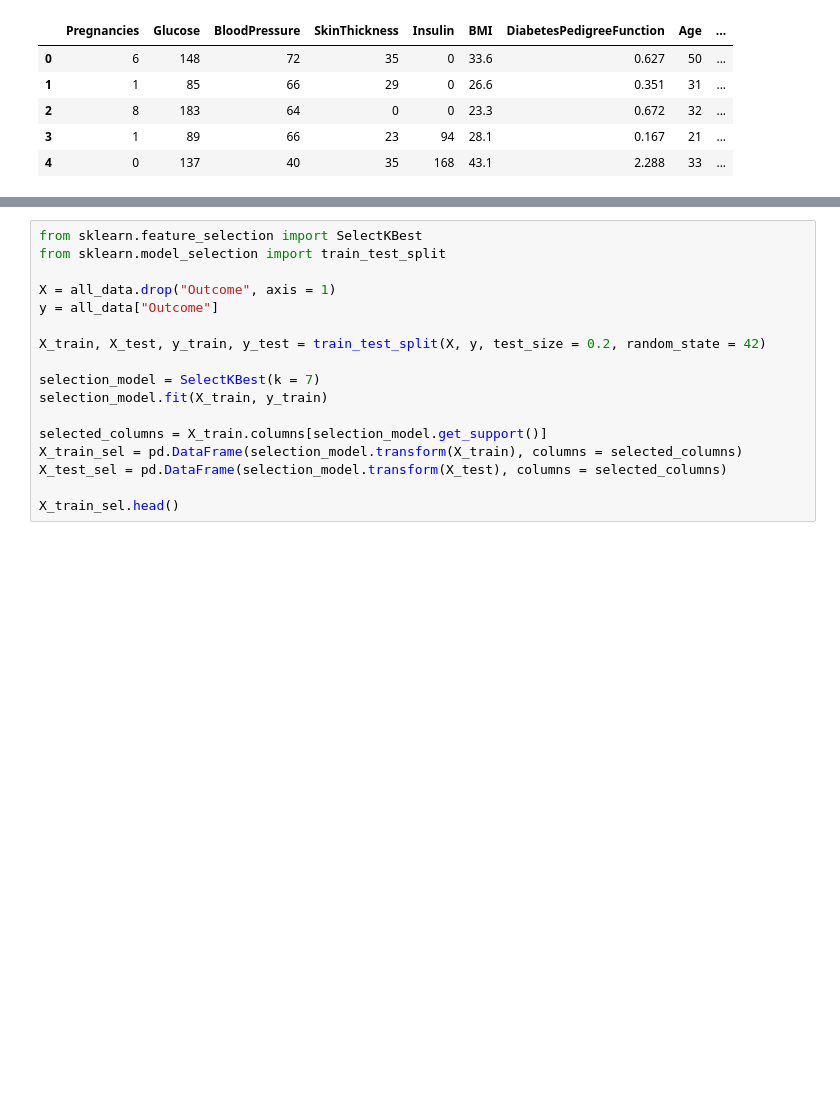
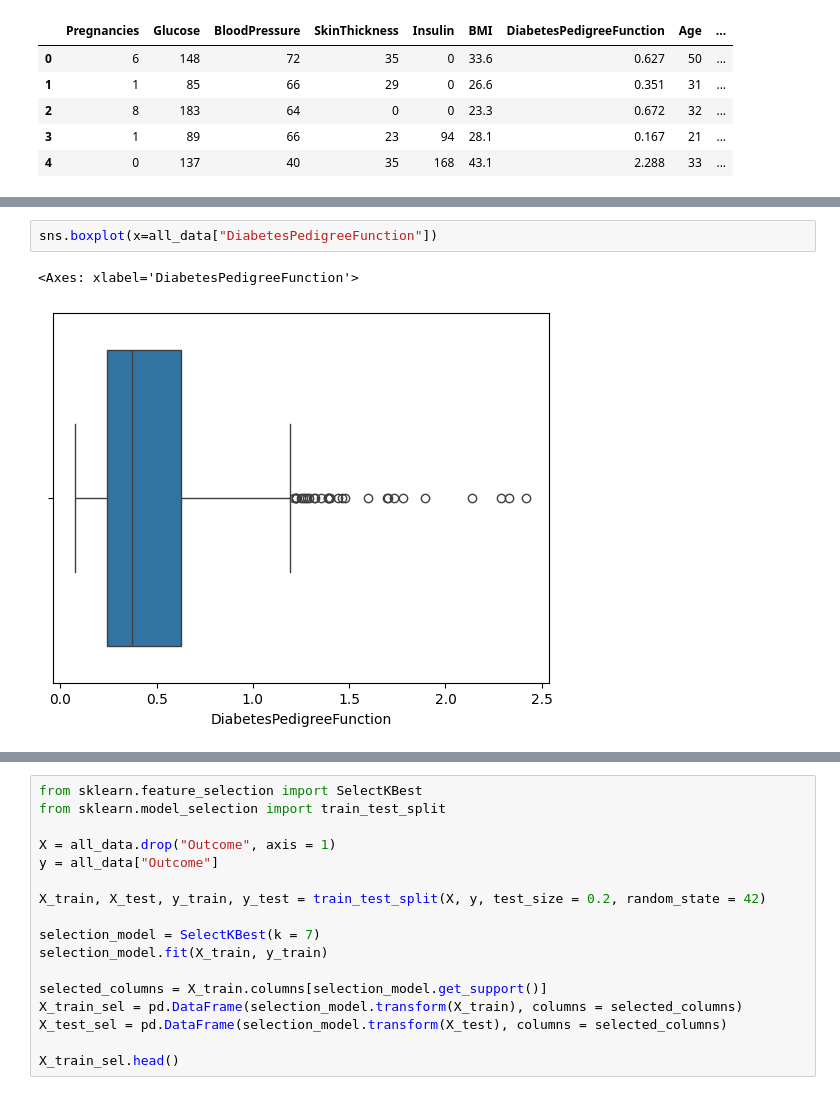
Before and after one commit to Bere333/Diabetes_Random_Forest_Algorithm, a Jupyter notebook: src/diabetes_random_forest_explore.ipynb, the cells around one changed output, grey strips where cells are left out. Cells and saved outputs as stored; diff of their text form; blank space fills up the shorter version.

```diff
--- a/src/diabetes_random_forest_explore.ipynb
+++ b/src/diabetes_random_forest_explore.ipynb
@@ -25,0 +83,5 @@ all_data.head()
+# %%
+sns.boxplot(x=all_data["DiabetesPedigreeFunction"])
+# %% [output]
+<Axes: xlabel='DiabetesPedigreeFunction'>
+[figure, added]
```
Also changed, not shown: parts of 14 cells of this notebook.
